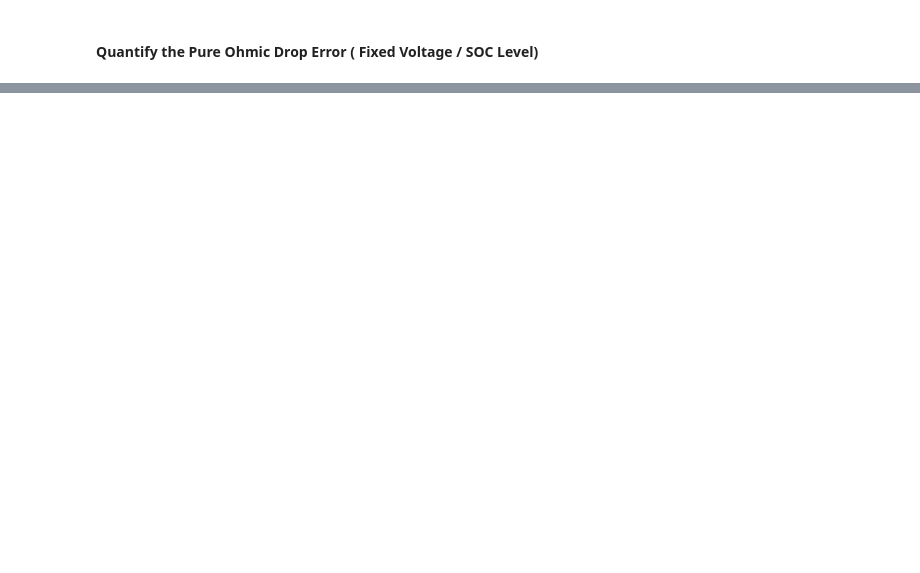
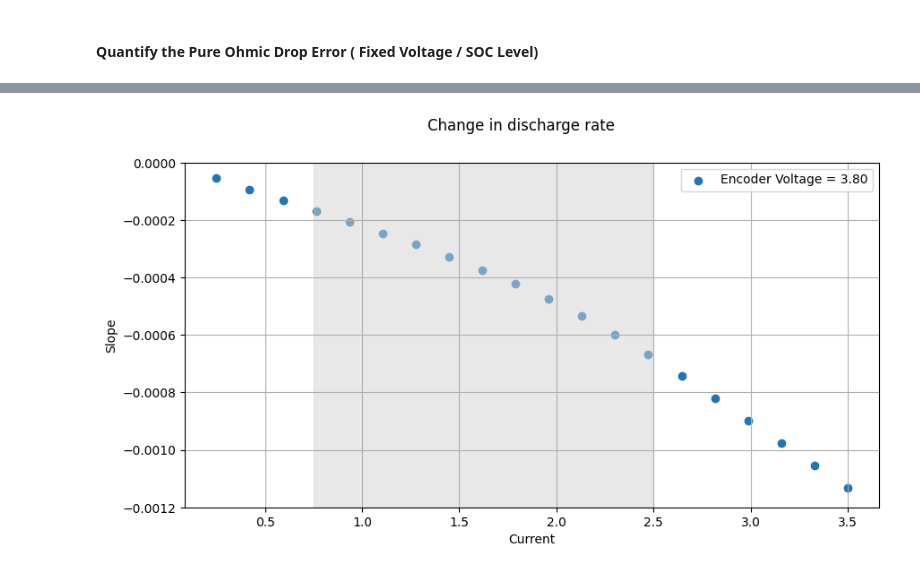
Before and after one commit to JakobSchmitt/RNN_Battery_Model, a Jupyter notebook: Evaluation/study_discharge.ipynb, the cells around one changed output, grey strips where cells are left out. Drawn from its saved outputs; the diff is of its cells as text; code cells hidden in the pictures; blank space fills up the shorter version.

```diff
--- a/Evaluation/study_discharge.ipynb
+++ b/Evaluation/study_discharge.ipynb
@@ -107,24 +111,29 @@ ax.grid("True")
 # %%
 """
 Compute the slope of the discharge curve by keeping the encoder voltage fixed and varying the current
 Expectation : It should increase (abs) as the current increases.
 Reality :
 """
 
 start = int(predicted_voltage[0].shape[0] / 3)
 
 slopes = []
 for i in range(num_predictions):
     slopes.append(np.polyfit(np.arange(start), predicted_voltage[i][-start:], 1)[0])
-fig, ax = plt.subplots(1, figsize=(10,5))
-ax.scatter(decoder_current_values, slopes, label = f"Encoder Voltage = {encoder_voltage_values[0]:.2f}")
+fig, ax = plt.subplots(1, figsize=(10, 5))
+ax.scatter(
+    decoder_current_values,
+    slopes,
+    label=f"Encoder Voltage = {encoder_voltage_values[0]:.2f}",
+)
 
 
-ax.fill_betweenx(
-    slopes, 2.5, 0.75, color="lightgray", alpha=0.5
-)
+ax.fill_betweenx([-0.0012, 0], 2.5, 0.75, color="lightgray", alpha=0.5)
 fig.suptitle("Change in discharge rate")
 ax.set_xlabel("Current")
+ax.set_ylim(-0.0012, 0)
 ax.set_ylabel("Slope")
 ax.legend()
 ax.grid("True")
+# %% [output]
+[figure, added]
```
Also changed, not shown: parts of 5 cells of this notebook.
